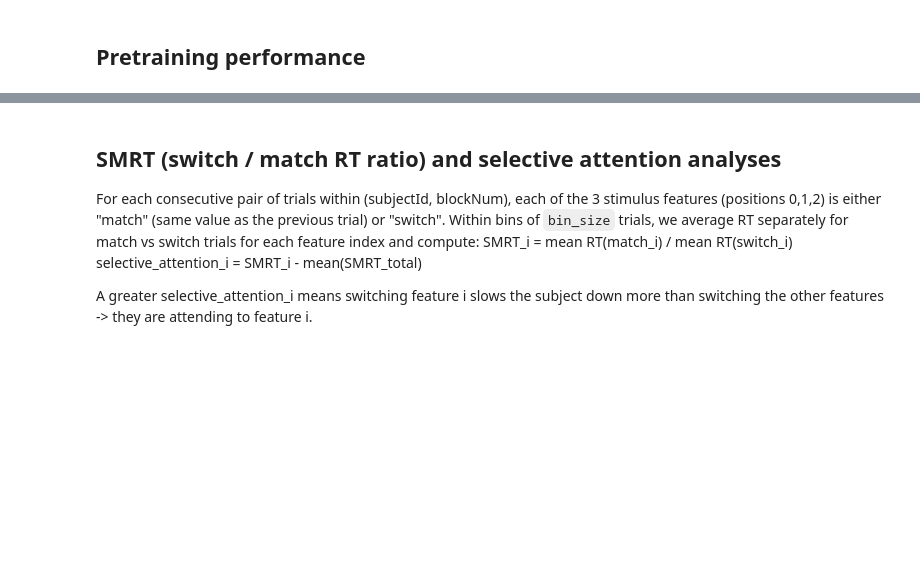
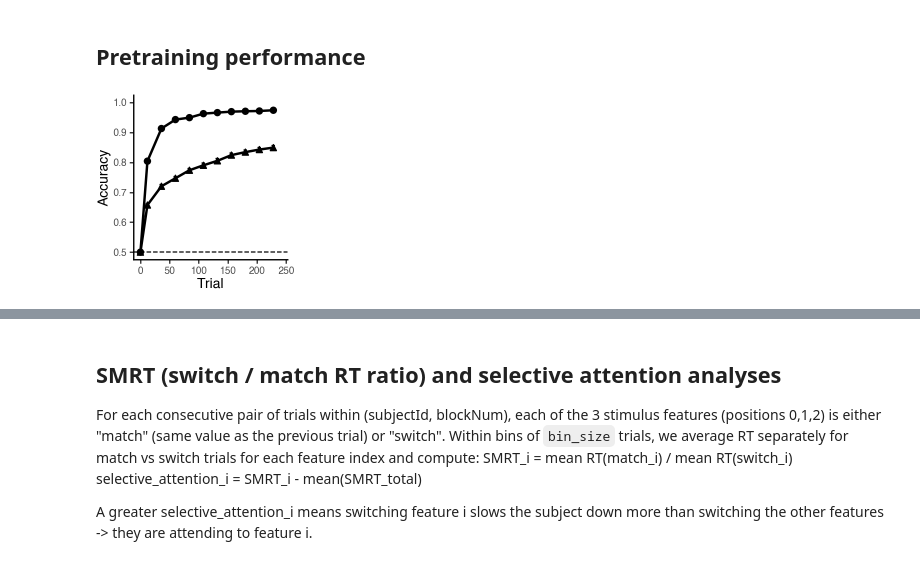
Before and after one commit to licezhang/curriculum_unlearning, a Jupyter notebook: analysis/experiment2.ipynb, the cells around one changed output, grey strips where cells are left out. Drawn from its saved outputs; the diff is of its cells as text; code cells hidden in the pictures; blank space fills up the shorter version.

```diff
--- a/analysis/experiment2.ipynb
+++ b/analysis/experiment2.ipynb
@@ -135,38 +135,40 @@ summary['ymax'] = summary['mean_acc'] + summary['sem']
 start_points = pd.DataFrame({
     'pretraining': summary['pretraining'].unique(),
 })
 start_points['bin'] = 0
 start_points['bin_mid'] = 0.0
 start_points['mean_acc'] = 0.5
 start_points['sem'] = np.nan
 start_points['ymin'] = np.nan
 start_points['ymax'] = np.nan
 summary = pd.concat([start_points, summary], ignore_index=True).sort_values(['pretraining', 'bin_mid'])
 
 max_trial = int(df_pretraining['totalTrialNum'].max())
 
 # Build the plot with individual subject lines
 p = (
     ggplot(summary, aes(x='bin_mid', y='mean_acc', shape='pretraining'))
     + geom_line(size=1)
     + geom_point(size=2)
     + geom_errorbar(aes(ymin='ymin', ymax='ymax'), width=6)
     + geom_hline(yintercept=0.5, linetype='dashed', color='black', alpha=1)
     + labs(x='Trial', y='Accuracy')
     + scale_x_continuous(limits=(0, max_trial))
     + scale_y_continuous(limits=(0.5, 1))
     + theme_classic()
     + labs(color='')
     + theme(axis_text=element_text(size=7), text=element_text(size=10), figure_size=(2,2),legend_position='none')
 )
 
 p
 
-p.save(
-    filename='analysis/figs/fig4E.svg',
-    format="svg",
-    verbose=False
-)
+# p.save(
+#     filename='analysis/figs/fig4E.svg',
+#     format="svg",
+#     verbose=False
+# )
+# %% [output]
+[figure, added]
 # %%
 # Per-subject accuracy per bin
 per_sub_learning = (
```
Also changed, not shown: parts of 5 cells of this notebook, 7 other files.
